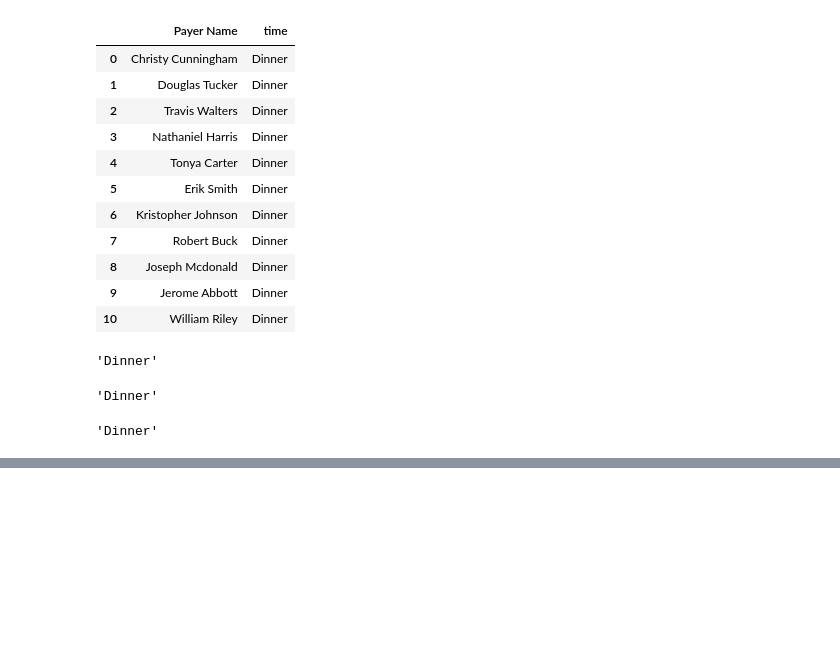
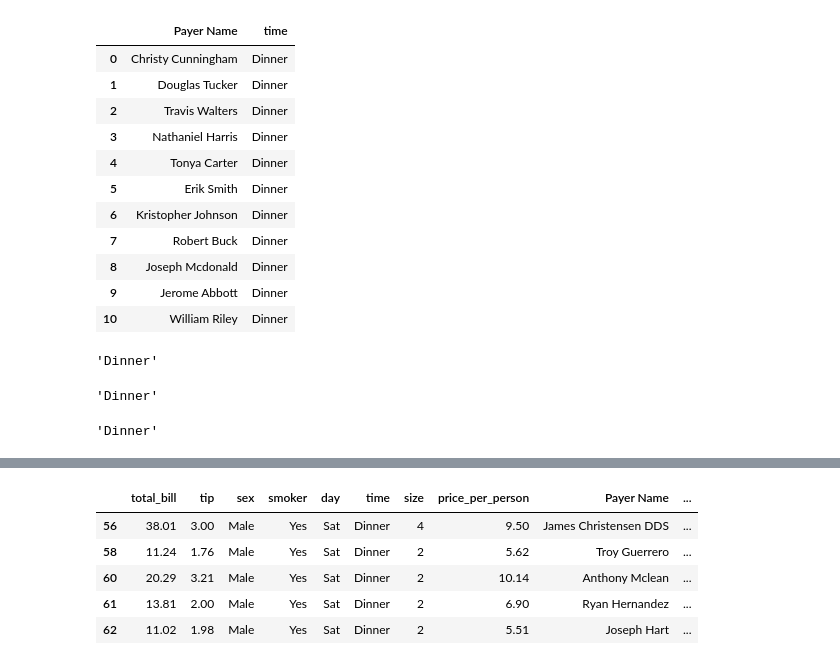
Before and after one commit to BradJKim/Data-Visualization, a Jupyter notebook: data.ipynb, the cells around one changed output, grey strips where cells are left out. Drawn from its saved outputs; the diff is of its cells as text; code cells hidden in the pictures; blank space fills up the shorter version.

```diff
--- a/data.ipynb
+++ b/data.ipynb
@@ -282,0 +356,9 @@ data.at[0, "time"]
+# %%
+data[data["smoker"] == "Yes"].head(5)
+# %% [output]
+|  | total_bill | tip | sex | smoker | day | time | size | price_per_person | Payer Name | ... |
+| 56 | 38.01 | 3.00 | Male | Yes | Sat | Dinner | 4 | 9.50 | James Christensen DDS | ... |
+| 58 | 11.24 | 1.76 | Male | Yes | Sat | Dinner | 2 | 5.62 | Troy Guerrero | ... |
+| 60 | 20.29 | 3.21 | Male | Yes | Sat | Dinner | 2 | 10.14 | Anthony Mclean | ... |
+| 61 | 13.81 | 2.00 | Male | Yes | Sat | Dinner | 2 | 6.90 | Ryan Hernandez | ... |
+| 62 | 11.02 | 1.98 | Male | Yes | Sat | Dinner | 2 | 5.51 | Joseph Hart | ... |
```
Also changed, not shown: parts of 16 cells of this notebook.
